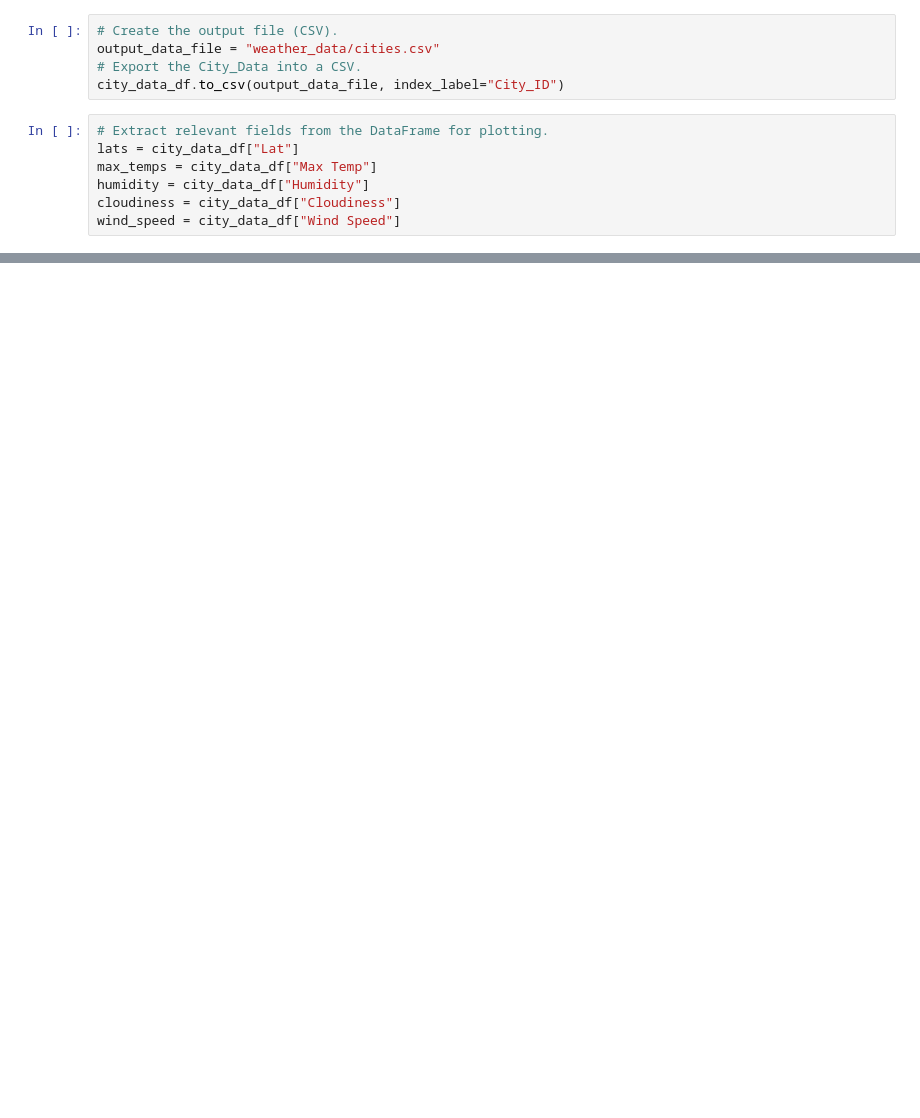
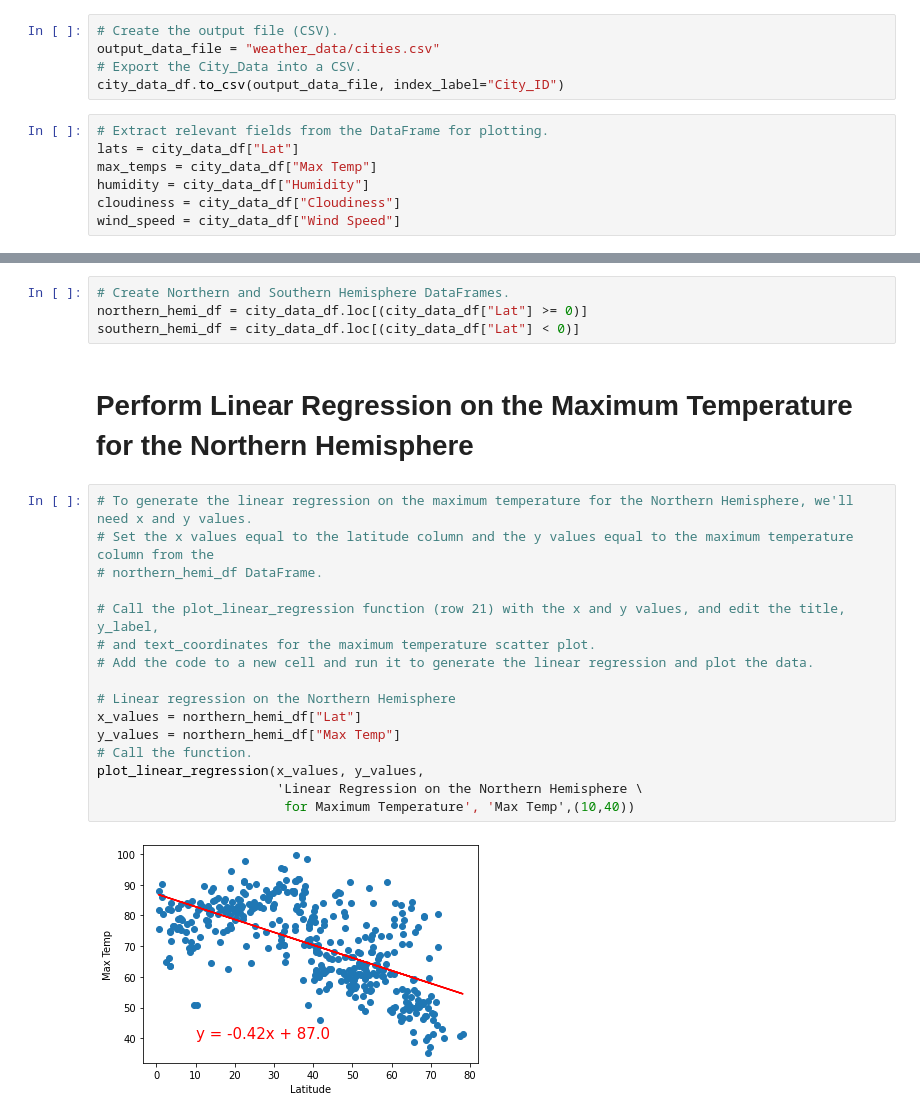
Before and after one commit to githubteodora/World_Weather_Analysis, a Jupyter notebook: WeatherPy.ipynb, the cells around one changed output, grey strips where cells are left out. Cells and saved outputs as stored; diff of their text form; blank space fills up the shorter version.

Commit message:
Adding regression analysis for N S hemispheres

```diff
--- a/WeatherPy.ipynb
+++ b/WeatherPy.ipynb
@@ -267,0 +351,24 @@ plt.show()
+# %%
+# Create Northern and Southern Hemisphere DataFrames.
+northern_hemi_df = city_data_df.loc[(city_data_df["Lat"] >= 0)]
+southern_hemi_df = city_data_df.loc[(city_data_df["Lat"] < 0)]
+# %% [markdown]
+# Perform Linear Regression on the Maximum Temperature for the Northern Hemisphere
+# %%
+# To generate the linear regression on the maximum temperature for the Northern Hemisphere, we'll need x and y values.
+# Set the x values equal to the latitude column and the y values equal to the maximum temperature column from the
+# northern_hemi_df DataFrame.
+
+# Call the plot_linear_regression function (row 21) with the x and y values, and edit the title, y_label,
+# and text_coordinates for the maximum temperature scatter plot.
+# Add the code to a new cell and run it to generate the linear regression and plot the data.
+
+# Linear regression on the Northern Hemisphere
+x_values = northern_hemi_df["Lat"]
+y_values = northern_hemi_df["Max Temp"]
+# Call the function.
+plot_linear_regression(x_values, y_values,
+                       'Linear Regression on the Northern Hemisphere \
+                        for Maximum Temperature', 'Max Temp',(10,40))
+# %% [output]
+[figure, added]
```
Also changed, not shown: parts of 33 cells of this notebook, 5 other files.
